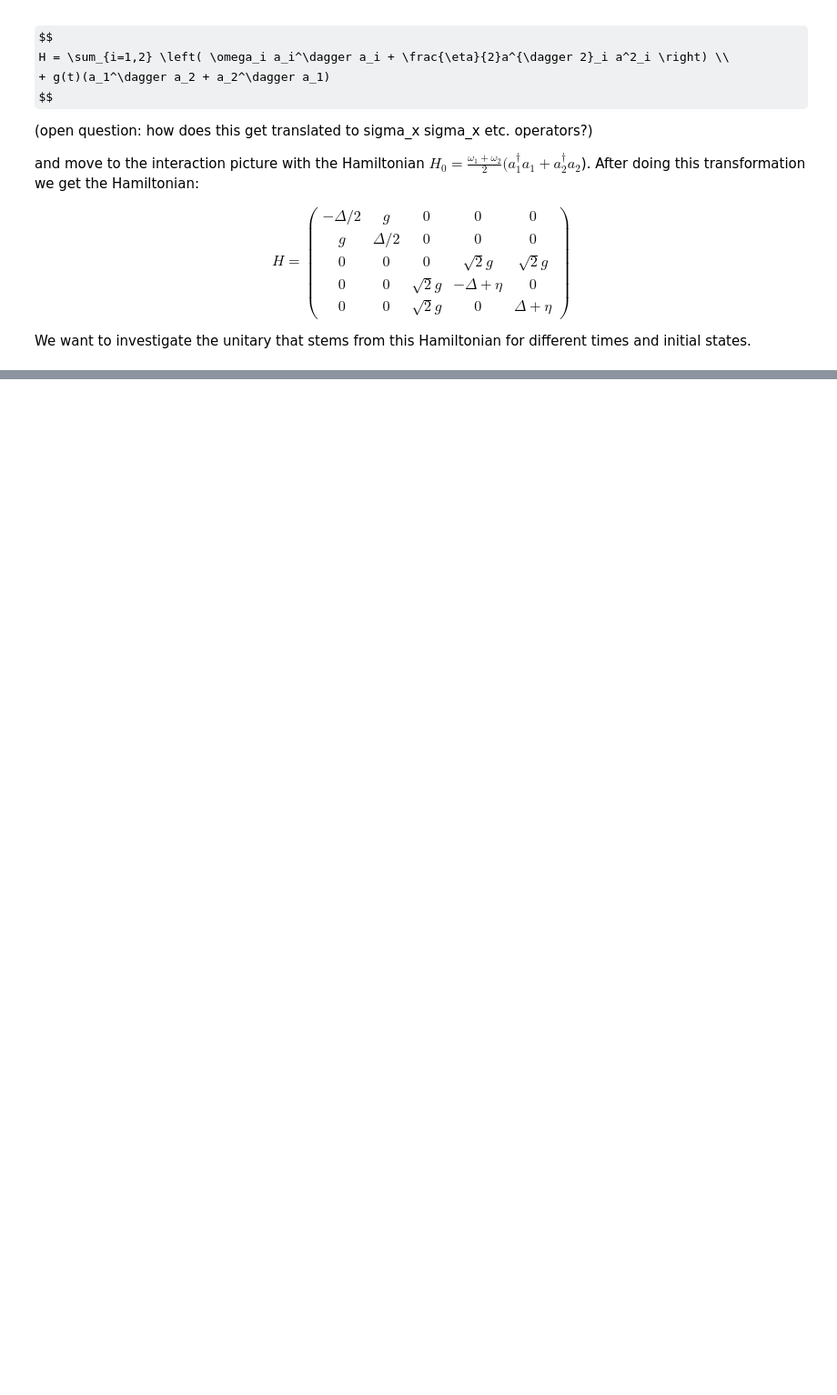
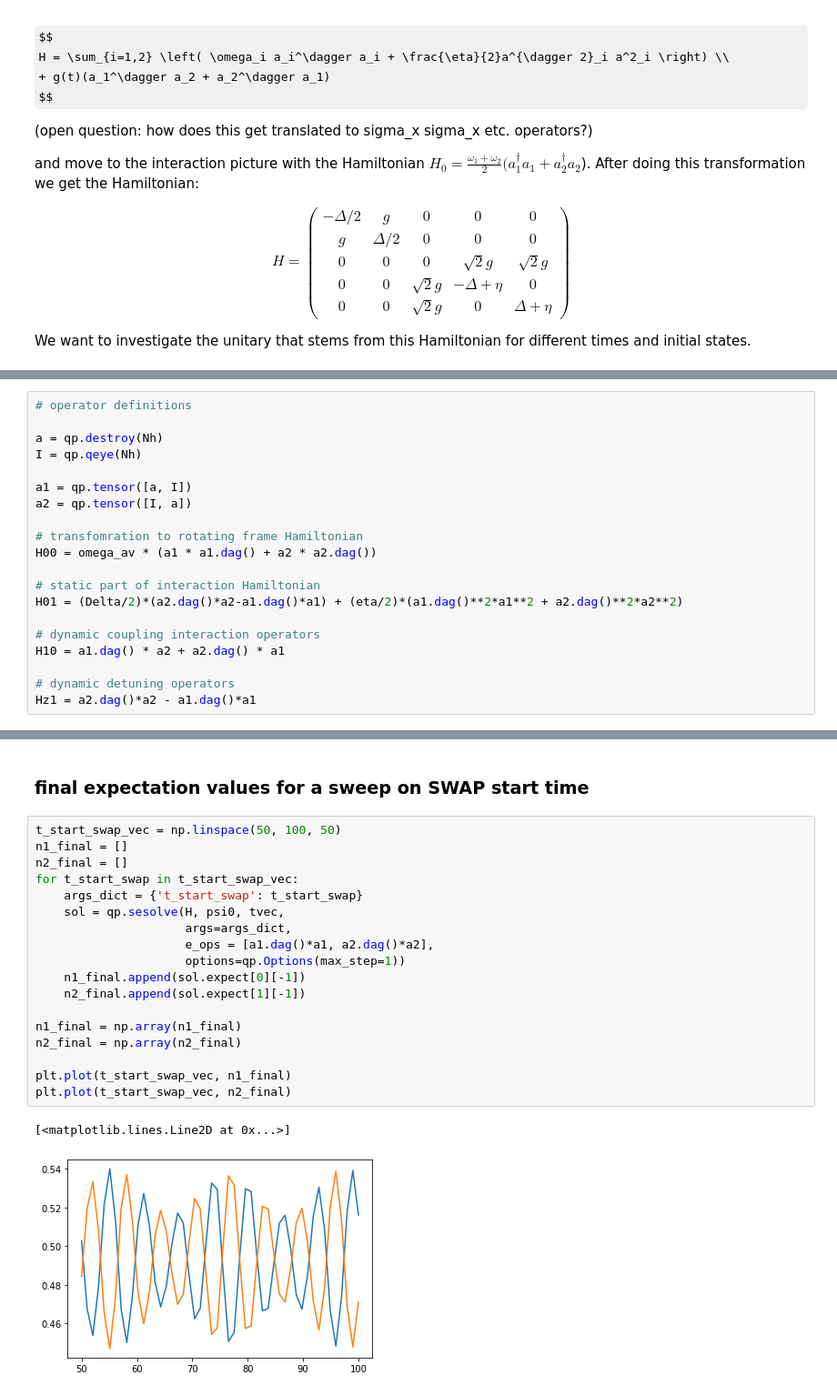
Before and after one commit to liorella/research, a Jupyter notebook: phys/fsim_gate.ipynb, the cells around one changed output, grey strips where cells are left out. Shown at 91% size. Cells and saved outputs as stored; diff of their text form; some formulas as TeX source; blank space fills up the shorter version.

```diff
--- a/phys/fsim_gate.ipynb
+++ b/phys/fsim_gate.ipynb
@@ -31 +33,21 @@ import matplotlib.pyplot as plt
+# %%
+# operator definitions
+
+a = qp.destroy(Nh)
+I = qp.qeye(Nh)
+
+a1 = qp.tensor([a, I])
+a2 = qp.tensor([I, a])
+
+# transfomration to rotating frame Hamiltonian
+H00 = omega_av * (a1 * a1.dag() + a2 * a2.dag())
+
+# static part of interaction Hamiltonian
+H01 = (Delta/2)*(a2.dag()*a2-a1.dag()*a1) + (eta/2)*(a1.dag()**2*a1**2 + a2.dag()**2*a2**2)
+
+# dynamic coupling interaction operators
+H10 = a1.dag() * a2 + a2.dag() * a1
+
+# dynamic detuning operators
+Hz1 = a2.dag()*a2 - a1.dag()*a1
 # %%
@@ -130,0 +171,23 @@ axn.grid('minor')
+# %% [markdown]
+### final expectation values for a sweep on SWAP start time
+# %%
+t_start_swap_vec = np.linspace(50, 100, 50)
+n1_final = []
+n2_final = []
+for t_start_swap in t_start_swap_vec:
+    args_dict = {'t_start_swap': t_start_swap}
+    sol = qp.sesolve(H, psi0, tvec,
+                     args=args_dict,
+                     e_ops = [a1.dag()*a1, a2.dag()*a2],
+                     options=qp.Options(max_step=1))
+    n1_final.append(sol.expect[0][-1])
+    n2_final.append(sol.expect[1][-1])
+
+n1_final = np.array(n1_final)
+n2_final = np.array(n2_final)
+
+plt.plot(t_start_swap_vec, n1_final)
+plt.plot(t_start_swap_vec, n2_final)
+# %% [output]
+[<matplotlib.lines.Line2D at 0x...>]
+[figure, added]
```
Also changed, not shown: parts of 6 cells of this notebook.
